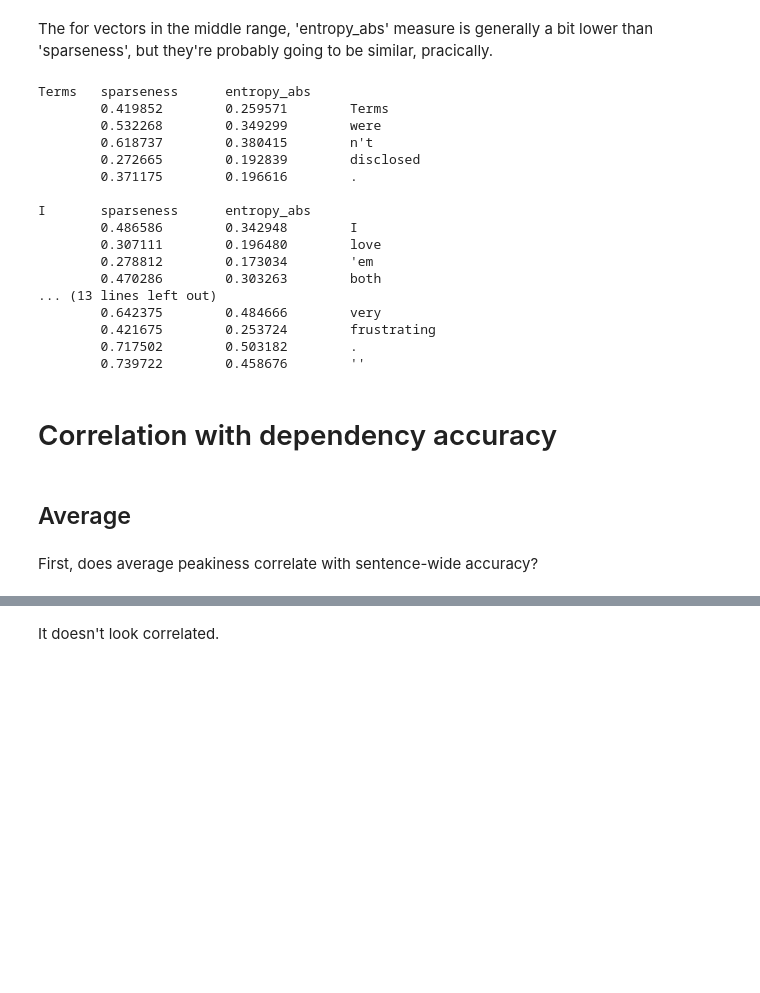
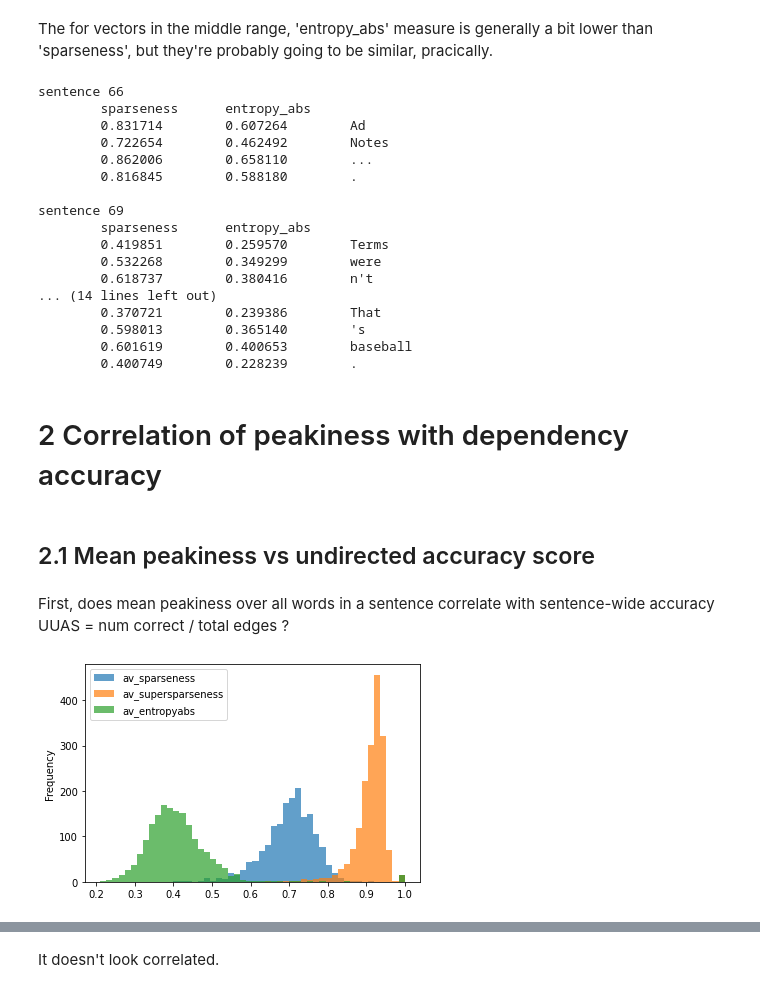
Before and after one commit to postylem/pmi-dependencies, a Jupyter notebook: peakiness.ipynb, the cells around one changed output, grey strips where cells are left out. Saved outputs shown, nothing was run; the diff lists cells and outputs as text; code cells hidden in the pictures; blank space fills up the shorter version.

```diff
--- a/peakiness.ipynb
+++ b/peakiness.ipynb
@@ -161,7 +201,7 @@ plt.show()
 The for vectors in the middle range, 'entropy_abs' measure is generally a bit lower than 'sparseness', but they're probably going to be similar, pracically.
 # %%
 # some examples
-RESULTS_DIR = "results-clean/xlnet-base-cased_pad30_2020-07-04-17-13/"
+RESULTS_DIR = "results-clean/bert-base-cased_pad30_2020-07-27-14-01/"
 matrices_npz = np.load(os.path.join(RESULTS_DIR, 'pmi_matrices.npz'))
 logliks_npz = np.load(os.path.join(RESULTS_DIR, 'pseudo_logliks.npz'))
 
@@ -171,42 +211,42 @@ wordpair = pd.read_csv(wordpair_path)
 scores = pd.read_csv(scores_path)
 
 count=0
-for sentence, matrix in npz.items():
+for sentence, matrix in matrices_npz.items():
     sent = sentence.split(' ')
     if 4 < len(sent) < 8:
-        print(f'{sent[0]}\tsparseness\tentropy_abs')
+        print(f'sentence {sent[0]}\n\tsparseness\tentropy_abs')
         matrix = matrix + np.transpose(matrix) # symmetrize
         for i, row in enumerate(matrix):
             row = row[np.arange(len(row))!=i] # remove diagonal
-            print(f'\t{peakiness_sparseness(row):.6f}\t{peakiness_entropy_abs(row):.6f}\t{sent[i]}')
+            print(f'\t{peakiness_sparseness(row):.6f}\t{peakiness_entropy(row, absolute=True):.6f}\t{sent[i+1]}')
         print()
         count+=1
         if count > 3:
             break
 # %% [output]
-Terms   sparseness      entropy_abs
-        0.419852        0.259571        Terms
+sentence 66
+        sparseness      entropy_abs
+        0.831714        0.607264        Ad
+        0.722654        0.462492        Notes
+        0.862006        0.658110        ...
+        0.816845        0.588180        .
+
+sentence 69
+        sparseness      entropy_abs
+        0.419851        0.259570        Terms
         0.532268        0.349299        were
-        0.618737        0.380415        n't
-        0.272665        0.192839        disclosed
-        0.371175        0.196616        .
-
-I       sparseness      entropy_abs
-        0.486586        0.342948        I
-        0.307111        0.196480        love
-        0.278812        0.173034        'em
-        0.470286        0.303263        both
-... (13 lines left out)
-        0.642375        0.484666        very
-        0.421675        0.253724        frustrating
-        0.717502        0.503182        .
-        0.739722        0.458676        ''
+        0.618737        0.380416        n't
+... (14 lines left out)
+        0.370721        0.239386        That
+        0.598013        0.365140        's
+        0.601619        0.400653        baseball
+        0.400749        0.228239        .
 # %% [markdown]
-# Correlation with dependency accuracy
+# 2 Correlation of peakiness with dependency accuracy
-# %% [markdown]
-## Average
+# %% [markdown]
+## 2.1 Mean peakiness vs undirected accuracy score
 # %% [markdown]
-First, does average peakiness correlate with sentence-wide accuracy?
+First, does mean peakiness over all words in a sentence correlate with sentence-wide accuracy UUAS = num correct / total edges ?
 # %%
 # !run cell at bottom to get observations first
 av_sparseness = []
@@ -228,3 +270,8 @@ scores["av_sparseness"] = av_sparseness
 scores["av_entropyabs"] = av_entropyabs
+# %%
+scores[['av_sparseness','av_supersparseness','av_entropyabs']].plot.hist(alpha=0.7,bins=50)
+plt.show()
+# %% [output]
+[figure, added]
 # %%
 scores['length'] = scores['sentence_length'].astype(float)
```
Also changed, not shown: parts of 26 cells of this notebook.
